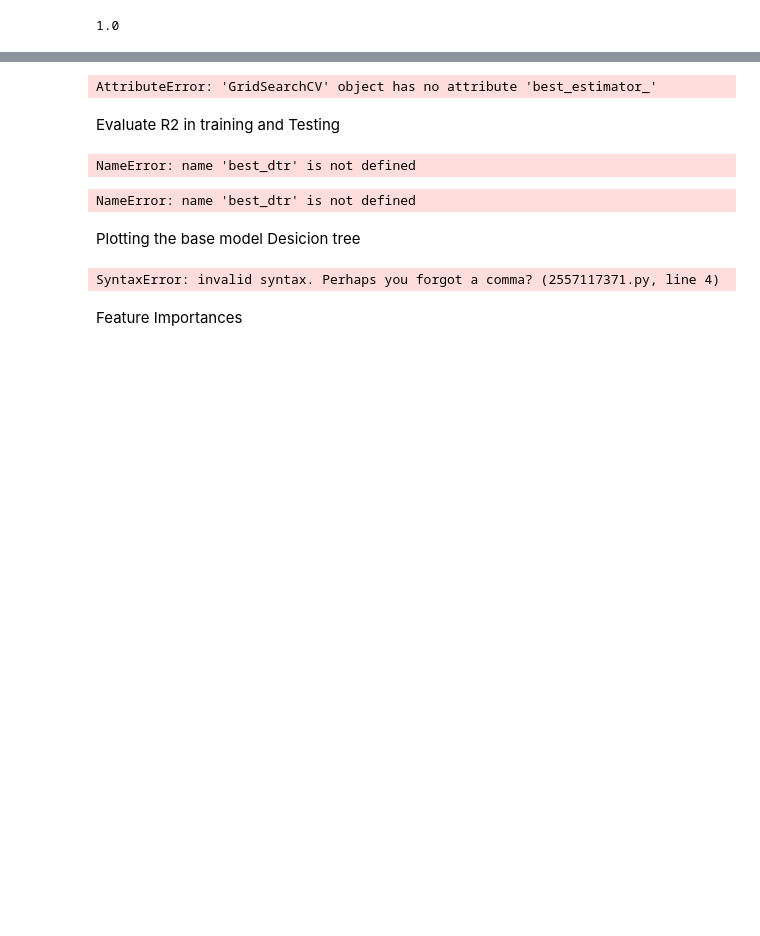
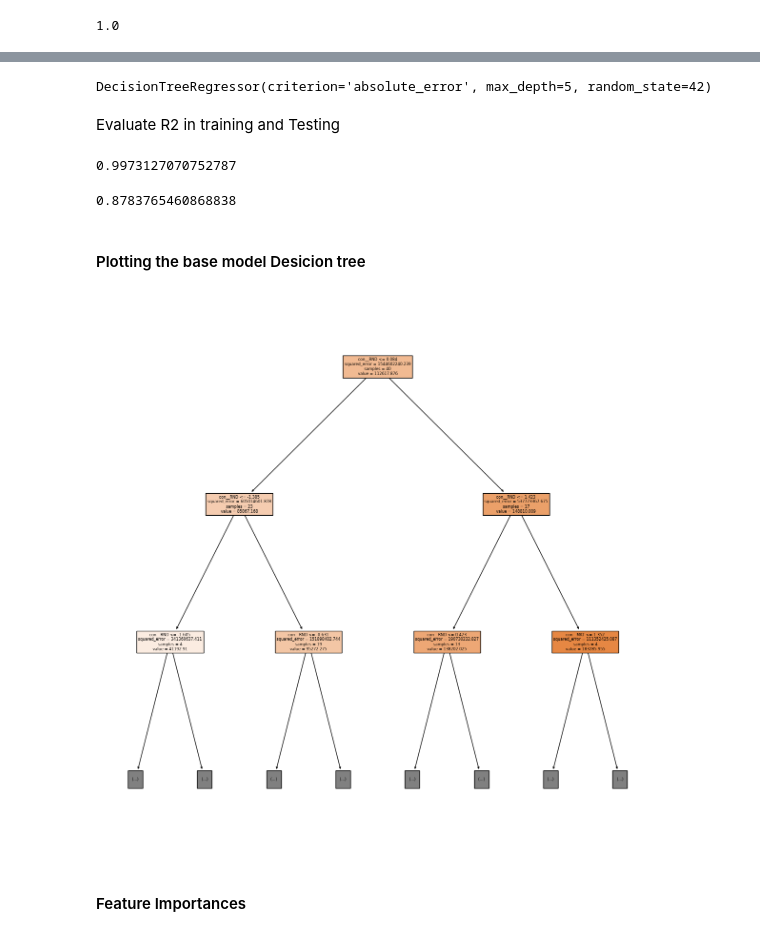
Before and after one commit to mohitess1/code-repository, a Jupyter notebook: Decision Tree Regression/Dectresreg.ipynb, the cells around one changed output, grey strips where cells are left out. Cells and saved outputs as stored; diff of their text form; code cells hidden in the pictures; blank space fills up the shorter version.

Commit message:
decisionreg

```diff
--- a/Decision Tree Regression/Dectresreg.ipynb
+++ b/Decision Tree Regression/Dectresreg.ipynb
@@ -170,6 +170,5 @@ Tunning The Model
 # %%
-params = {'max_depth':[2,3,4,5,6,7,],
-          'min_sample_leaf':[6,7,8,9,10,11,12],
+params = {'max_depth':[2,3,4,5,6,7,8,9,10],
           'criterion':['squared_error','absolute_error']}
 # %%
 from sklearn.model_selection import GridSearchCV
@@ -190,29 +192,29 @@ AttributeError: 'GridSearchCV' object has no attribute 'best_score_'
 best_dtr = gscv.best_estimator_
 best_dtr
 # %% [output]
-AttributeError: 'GridSearchCV' object has no attribute 'best_estimator_'
+DecisionTreeRegressor(criterion='absolute_error', max_depth=5, random_state=42)
 # %% [markdown]
 Evaluate R2 in training and Testing
 # %%
 best_dtr.score(xtrain,ytrain)
 # %% [output]
-NameError: name 'best_dtr' is not defined
+0.9973127070752787
 # %%
 best_dtr.score(xtest,ytest)
 # %% [output]
-NameError: name 'best_dtr' is not defined
+0.8783765460868838
 # %% [markdown]
-Plotting the base model Desicion tree
+#### Plotting the base model Desicion tree
 # %%
 from sklearn.tree import plot_tree
 import matplotlib.pyplot as plt
 plt.figure(figsize=(15,15))
-plot_tree(dtr,filled=True,feature_names=(xtrain.columns)max_depth=2)
+plot_tree(dtr,filled=True,feature_names=list(xtrain.columns),max_depth=2)
 plt.show()
 # %% [output]
-SyntaxError: invalid syntax. Perhaps you forgot a comma? (2557117371.py, line 4)
+[figure, added]
-# %% [markdown]
-Feature Importances
+# %% [markdown]
+#### Feature Importances
 # %%
 imp= dtr.feature_importances_
 imp
```
Also changed, not shown: parts of 12 cells of this notebook, 3 other files.
